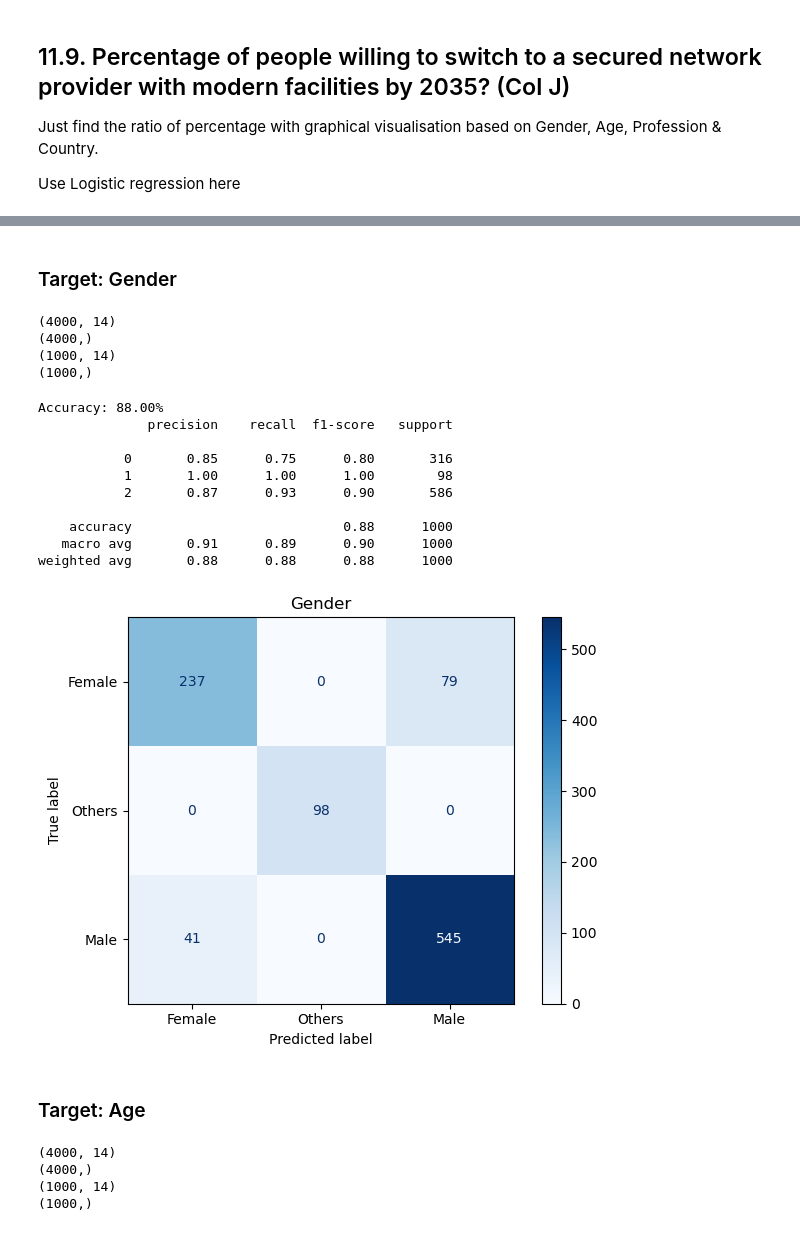
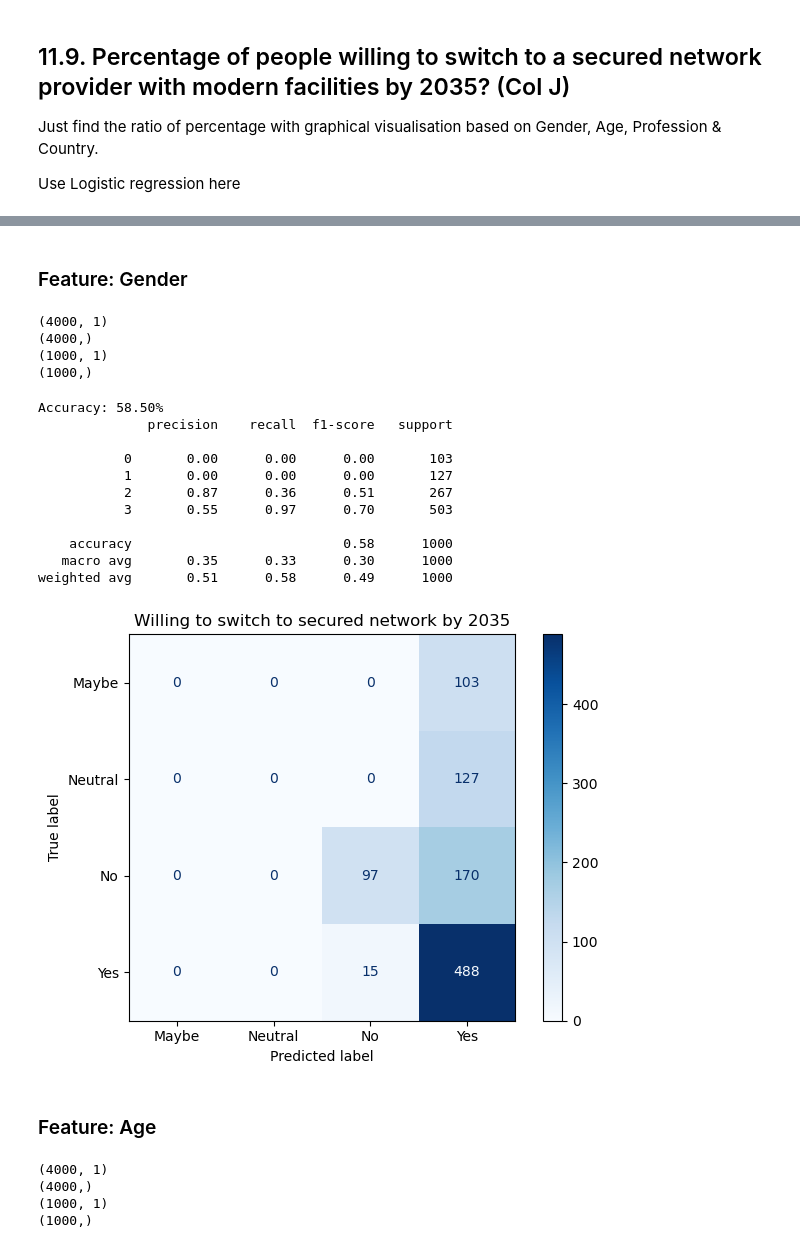
Before and after one commit to ihsanulcode/networking-systems-data-analysis, a Jupyter notebook: Notebook_3_Models.ipynb, the cells around one changed output, grey strips where cells are left out. Saved outputs shown, nothing was run; the diff lists cells and outputs as text; code cells hidden in the pictures.

```diff
--- a/Notebook_3_Models.ipynb
+++ b/Notebook_3_Models.ipynb
@@ -258,20 +259,20 @@ weighted avg       0.92      0.92      0.92      1000
 # %% [markdown]
-### Target: Gender
+### Feature: Gender
 # %%
 # Split dataset
 from sklearn.model_selection import train_test_split
 
-y = df['gender']
-x = df.drop(columns='gender')
+y = df['willing_to_switch_to_secured_netw_2035']
+x = df[['gender']]
 x_train, x_test, y_train, y_test = train_test_split(x, y, test_size=0.2, random_state=42, stratify=y)
 print(x_train.shape)
 print(y_train.shape)
 print(x_test.shape)
 print(y_test.shape)
 # %% [output]
-(4000, 14)
+(4000, 1)
 (4000,)
-(1000, 14)
+(1000, 1)
 (1000,)
 # %%
 # Logistic regression
@@ -281,60 +282,61 @@ from sklearn.metrics import accuracy_score, confusion_matrix, ConfusionMatrixDis
 
 # Create a logistic regression model
 model = LogisticRegression(max_iter=200)
 # Train the model
 model.fit(x_train, y_train)
 # Make predictions
 y_pred = model.predict(x_test)
 # Calculate accuracy
 accuracy = accuracy_score(y_test, y_pred)
 print('Accuracy: {:.2f}%'.format(accuracy * 100))
 
 
 from sklearn.metrics import classification_report
 # See classification Report
 print(classification_report(y_test,y_pred))
 
 # Plot the confusion matrix
 cm = confusion_matrix(y_test, y_pred, labels=model.classes_)
 disp = ConfusionMatrixDisplay(confusion_matrix=cm, display_labels=model.classes_)
 
 disp.plot(cmap=plt.cm.Blues)
 # Set custom x and y tick labels
-class_names = ['Female', 'Others', 'Male']
+class_names = ['Maybe', 'Neutral', 'No', 'Yes']
 plt.xticks(np.arange(len(class_names)), class_names)
 plt.yticks(np.arange(len(class_names)), class_names)
-plt.title('Gender')
+plt.title('Willing to switch to secured network by 2035')
 save_fig("gender_confusion_matrix", subfolder="11.9")
 plt.show()
 # %% [output]
-Accuracy: 88.00%
+Accuracy: 58.50%
               precision    recall  f1-score   support
 
-           0       0.85      0.75      0.80       316
-           1       1.00      1.00      1.00        98
-           2       0.87      0.93      0.90       586
+           0       0.00      0.00      0.00       103
+           1       0.00      0.00      0.00       127
+           2       0.87      0.36      0.51       267
+           3       0.55      0.97      0.70       503
 
-    accuracy                           0.88      1000
-   macro avg       0.91      0.89      0.90      1000
-weighted avg       0.88      0.88      0.88      1000
+    accuracy                           0.58      1000
+   macro avg       0.35      0.33      0.30      1000
+weighted avg       0.51      0.58      0.49      1000
-[figure, old version]
+[figure, new version]
 # %% [markdown]
-### Target: Age
+### Feature: Age
 # %%
 # Split dataset
 from sklearn.model_selection import train_test_split
 
-y = df['age']
-x = df.drop(columns='age')
+y = df['willing_to_switch_to_secured_netw_2035']
+x = df[['age']]
 x_train, x_test, y_train, y_test = train_test_split(x, y, test_size=0.2, random_state=42, stratify=y)
 print(x_train.shape)
 print(y_train.shape)
 print(x_test.shape)
 print(y_test.shape)
 # %% [output]
-(4000, 14)
+(4000, 1)
 (4000,)
-(1000, 14)
+(1000, 1)
 (1000,)
 # %%
 # Logistic regression
```
Also changed, not shown: parts of 10 cells of this notebook, 5 other files.
